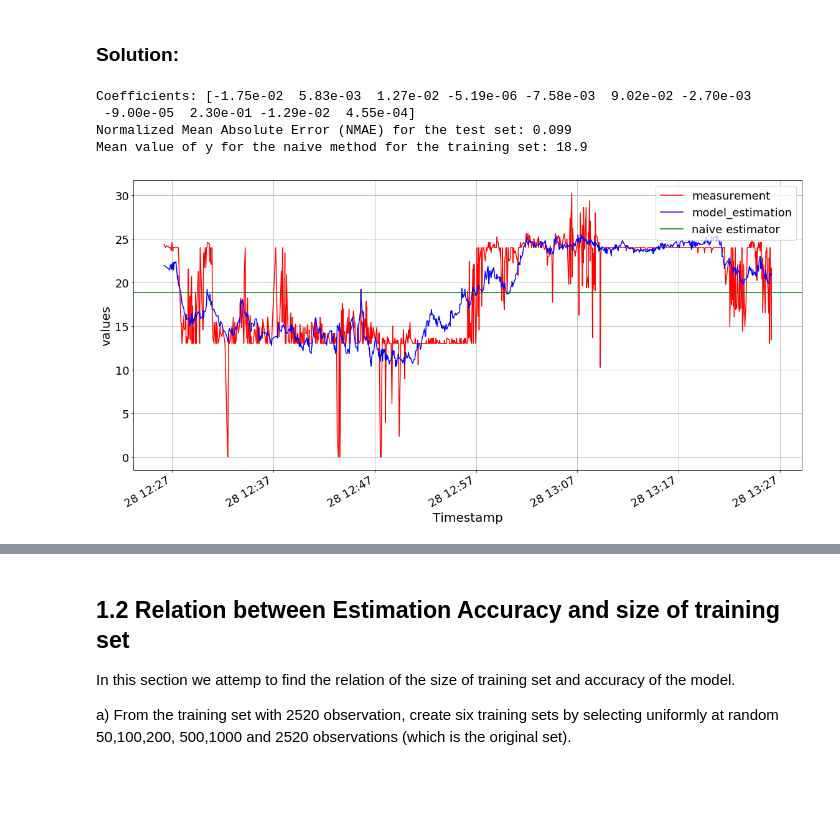
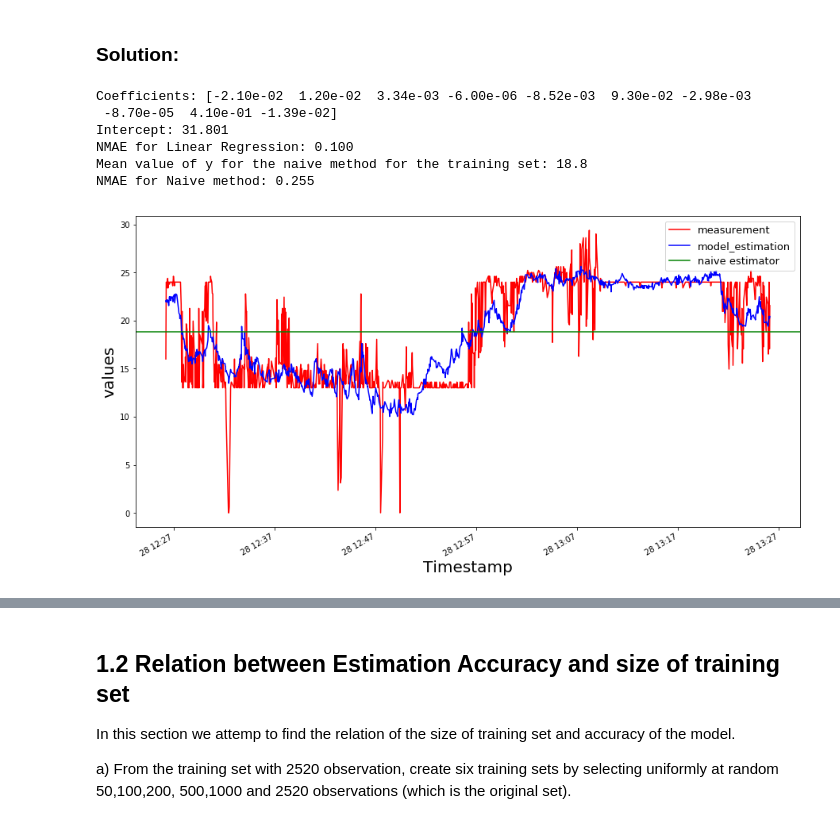
Before and after one commit to JianiJiang/SLAs-Estimation-using-Machine-Learning, a Jupyter notebook: JianiJiang_Task1&2.ipynb, the cells around one changed output, grey strips where cells are left out. Saved outputs shown, nothing was run; the diff lists cells and outputs as text; code cells hidden in the pictures; blank space fills up the shorter version.

```diff
--- a/JianiJiang_Task1&2.ipynb
+++ b/JianiJiang_Task1&2.ipynb
@@ -266,15 +269,19 @@ Y = pd.read_csv('Y.csv')
 
 #create a single frame with selected columns
 X_features = ['plist-sz', 'totsck','ldavg-1','pgfree/s','proc/s',
-              'all_%%usr','file-nr','cswch/s','%%memused','runq-sz','TimeStamp']
+              'all_%%usr','file-nr','cswch/s','%%memused','runq-sz']
+
+#concatenate X[X_features], Y[Y_features] along a particular axis=1, a DataFrame is returned.
+#Combine DataFrame objects horizontally along the x axis by passing in axis=1.
+#(axis=0, a Series is returned)
 XY = pd.concat([X[X_features], Y['DispFrames']], axis=1)
 
 # Producing training set and test set
 train, test = train_test_split(XY, test_size = 0.3)
 
-# Sort the train and test sets
-train = train.sort_index(axis=0)
-test = test.sort_index(axis=0)
+# Sort the train and test sets, sort_index defaults to column-wise(axis=0)
+train = train.sort_index()
+test = test.sort_index()
 
 # Extract X,Y components from test and train sets
 X_train = train[X_features]
@@ -284,50 +291,62 @@ Y_test = test['DispFrames']
 
 # Create linear regression object
 regr = linear_model.LinearRegression()
+
+#fit linear model
 regr.fit(X_train, Y_train)
 
-# Print the model coefficients
+# Print the model coefficients with precision=2
 np.set_printoptions(precision=2)
 print("Coefficients:", regr.coef_)
+print("Intercept: %.3f" %regr.intercept_)
+#predic using X test
+Y_predic = regr.predict(X_test)
 
-#Calculate the NMAE
-Y_predic = regr.predict(X_test)
+#calculate NMAE for liner regression
 NMAE = mean_absolute_error(Y_test, Y_predic)/ Y_test.mean()
-print("Normalized Mean Absolute Error (NMAE) for the test set: %.3f" % NMAE)
+
+#calculate NMAE for naive method
+naive_NMAE = mean_absolute_error(Y_test, pd.Series(Y_train.mean(), index=Y_test))/ Y_test.mean()
+print("NMAE for Linear Regression: %.3f" % NMAE)
 print("Mean value of y for the naive method for the training set: %.1f" % Y_train.mean())
-
+print("NMAE for Naive method: %.3f" % naive_NMAE)
 
 #Draw a time series plot that shows both the measurements and the model estimations in the test set
-
+#concatenate Y_test, Y horizontally along the x axis by passing in axis=1
+#return only those that are shared by passing inner to the join keyword argument
 Y_time = pd.concat([Y_test, Y], axis=1, join='inner')
 timeIndex=pd.to_datetime(Y_time['TimeStamp'], unit='s')
+
+#storing axis labels of timeIndex for all pandas objects Y_test and Y_pre_test
 Y_test.index=timeIndex
 Y_pre_test = pd.Series(Y_predic)
 Y_pre_test.index=timeIndex
 
-# Generate a figure with one subplot
-fig, axes = plt.subplots(nrows=1, ncols=1, figsize=(16, 8))
+# design the size of the figure.
+plt.figure(figsize=(15,8))
 
 # Produce the plots for specified features sets
 Y_test.plot(color='r')
 Y_pre_test.plot(color='b')
+
+#print the horizontal line of naive classifier
 plt.axhline(y=Y_train.mean(),color='g')
-axes.grid(True)
 
 # Customizing plot (changing font size, labels)
 font_size = 20
 plt.xlabel('Timestamp', fontsize=font_size)
 plt.ylabel('values', fontsize=font_size)
-plt.legend(('measurement','model_estimation','naive estimator'), loc = 'upper right', shadow=False, fancybox=True, fontsize=font_size-2)
-plt.tick_params(axis='both', which='major', labelsize=font_size-2)
-plt.tight_layout()
+plt.legend(('measurement','model_estimation','naive estimator'), loc = 'upper right',fontsize=font_size-7)
+
 plt.show()
 # %% [output]
-Coefficients: [-1.75e-02  5.83e-03  1.27e-02 -5.19e-06 -7.58e-03  9.02e-02 -2.70e-03
- -9.00e-05  2.30e-01 -1.29e-02  4.55e-04]
-Normalized Mean Absolute Error (NMAE) for the test set: 0.099
-Mean value of y for the naive method for the training set: 18.9
+Coefficients: [-2.10e-02  1.20e-02  3.34e-03 -6.00e-06 -8.52e-03  9.30e-02 -2.98e-03
+ -8.70e-05  4.10e-01 -1.39e-02]
+Intercept: 31.801
+NMAE for Linear Regression: 0.100
+Mean value of y for the naive method for the training set: 18.8
+NMAE for Naive method: 0.255
-[figure, old version]
+[figure, new version]
 # %%
 #Produce a density plot and a histogram for the Video Frame Rate values in the test set.
 #Set the bin size of the histogram to 1 frame.
```
Also changed, not shown: parts of 10 cells of this notebook, 7 other files.
